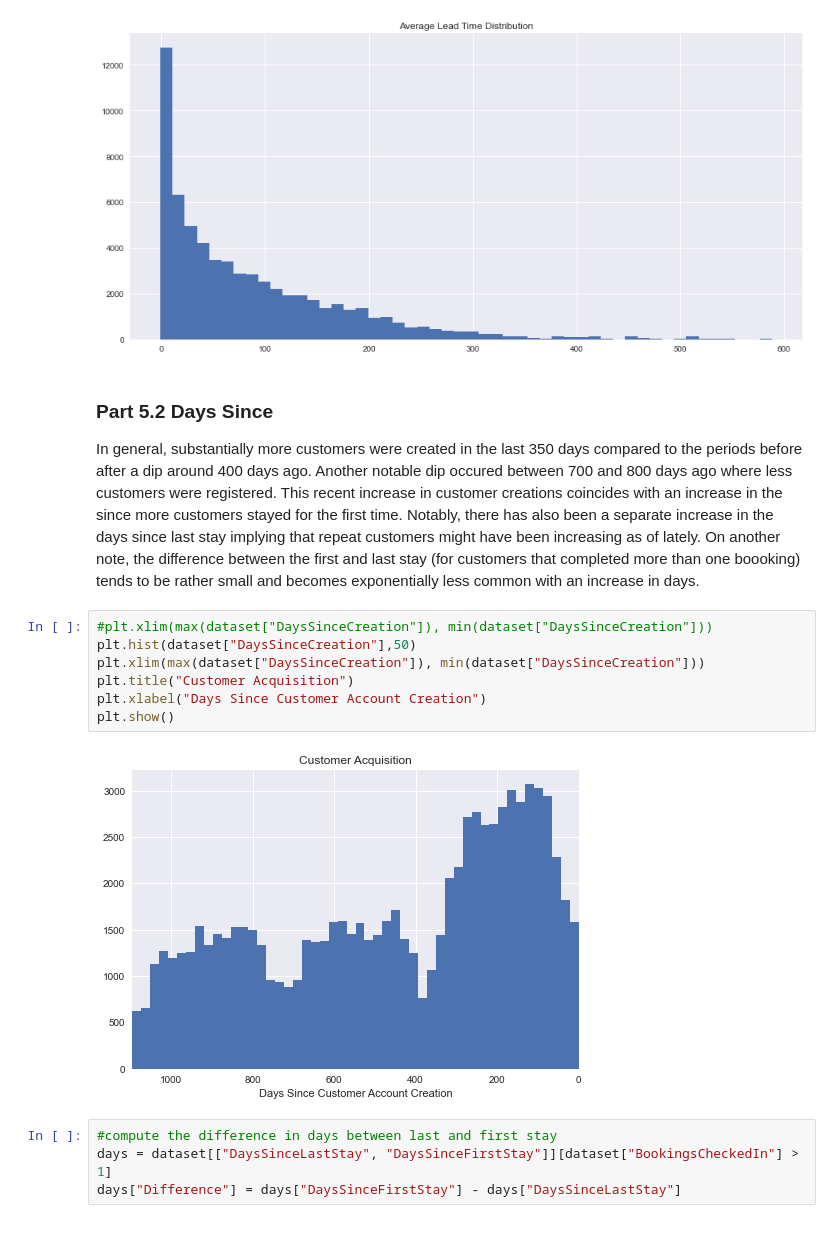
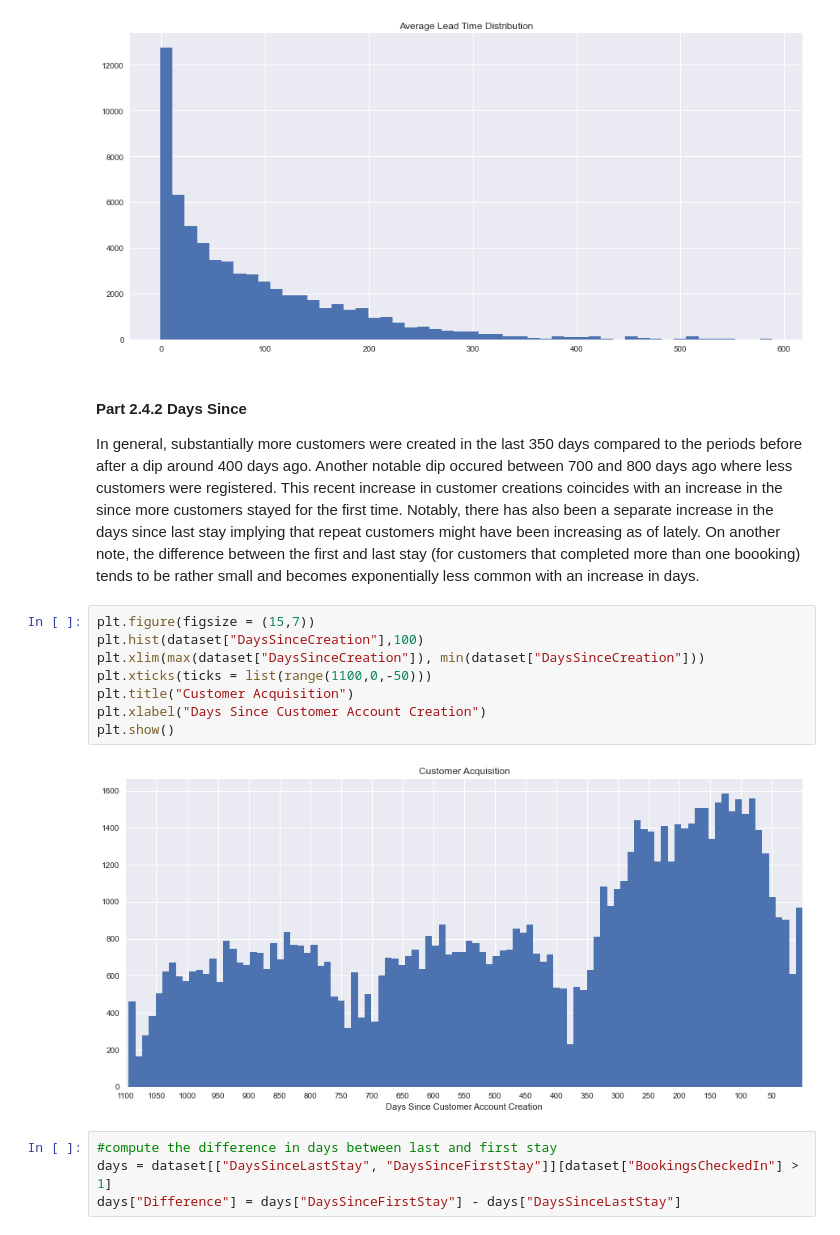
Before and after one commit to evasaunders/PersonalProjects, a Jupyter notebook: 2021_Hotel_EDA/2021_Hotel_EDA.ipynb, the cells around one changed output. Cells and saved outputs as stored; diff of their text form.

```diff
--- a/2021_Hotel_EDA/2021_Hotel_EDA.ipynb
+++ b/2021_Hotel_EDA/2021_Hotel_EDA.ipynb
@@ -430,17 +492,18 @@ plt.show()
 # %% [output]
 [figure]
 # %% [markdown]
-### Part 5.2 Days Since
+#### Part 2.4.2 Days Since
 In general, substantially more customers were created in the last 350 days compared to the periods before after a dip around 400 days ago. Another notable dip occured between 700 and 800 days ago where less customers were registered. This recent increase in customer creations coincides with an increase in the since more customers stayed for the first time. Notably, there has also been a separate increase in the days since last stay implying that repeat customers might have been increasing as of lately. On another note, the difference between the first and last stay (for customers that completed more than one boooking) tends to be rather small and becomes exponentially less common with an increase in days.
 # %%
-#plt.xlim(max(dataset["DaysSinceCreation"]), min(dataset["DaysSinceCreation"]))
-plt.hist(dataset["DaysSinceCreation"],50)
+plt.figure(figsize = (15,7))
+plt.hist(dataset["DaysSinceCreation"],100)
 plt.xlim(max(dataset["DaysSinceCreation"]), min(dataset["DaysSinceCreation"]))
+plt.xticks(ticks = list(range(1100,0,-50)))
 plt.title("Customer Acquisition")
 plt.xlabel("Days Since Customer Account Creation")
 plt.show()
 # %% [output]
-[figure, old version]
+[figure, new version]
 # %%
 #compute the difference in days between last and first stay
 days = dataset[["DaysSinceLastStay", "DaysSinceFirstStay"]][dataset["BookingsCheckedIn"] > 1]
```
Also changed, not shown: parts of 42 cells of this notebook.
